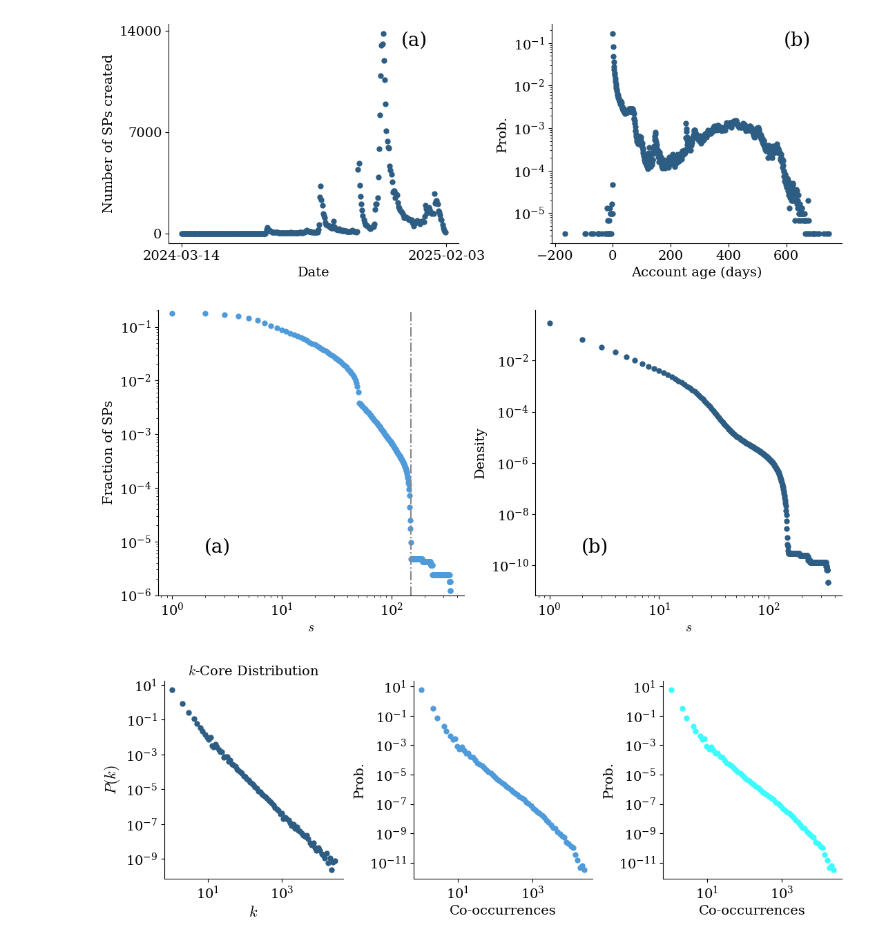
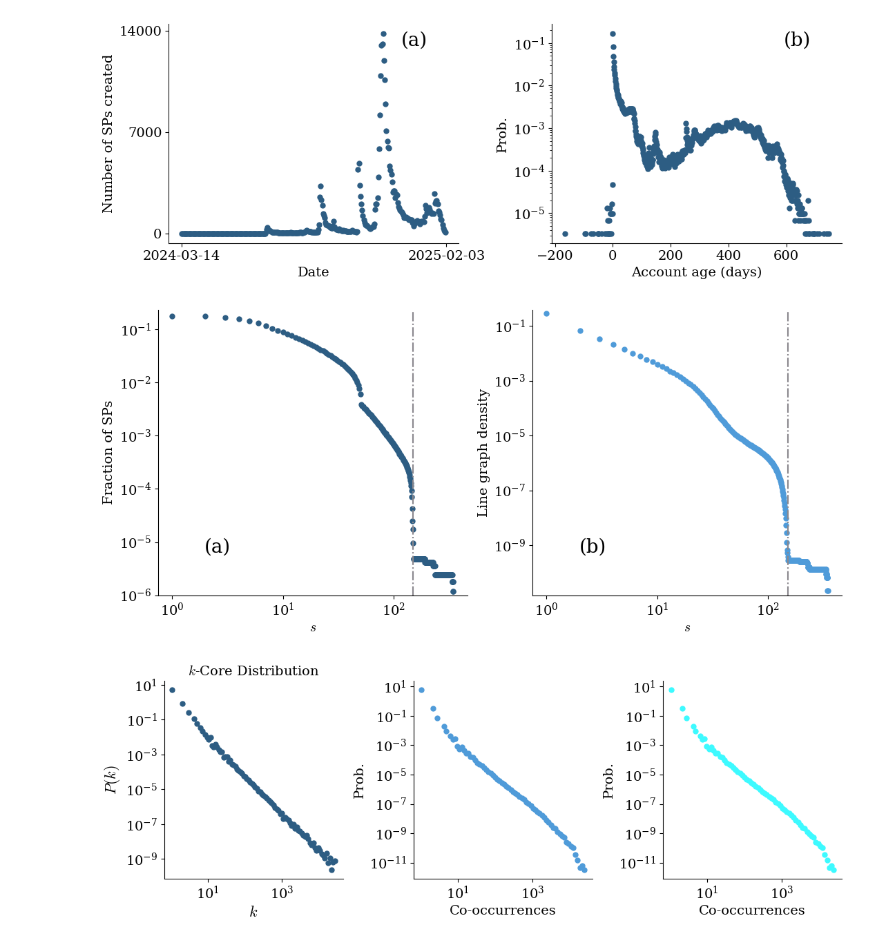
Before and after one commit to nwlandry/a-blue-start, a Jupyter notebook: plot_starterpack_stats.ipynb, the cells around one changed output. Saved outputs shown, nothing was run; the diff lists cells and outputs as text; code cells hidden in the pictures.

```diff
--- a/plot_starterpack_stats.ipynb
+++ b/plot_starterpack_stats.ipynb
@@ -176,43 +176,45 @@ plt.figure(figsize=(11, 5), dpi=100)
 plt.subplot(121)
 ax = plt.gca()
 plt.text(0.15, 0.15, "(a)", fontsize=20, transform=ax.transAxes)
 
 ymin = 1e-6
-ymax = max(df["nodes"] / num_nodes)*1.15
-plt.plot(df["s"], df["nodes"] / num_nodes, "o", color=colors[1], markersize=5)
+ymax = max(df["nodes"] / num_nodes)*1.3
+plt.plot(df["s"], df["nodes"] / num_nodes, "o", color=colors[0], markersize=5)
 plt.plot([150, 150], [ymin, ymax], "-.", label="Max. SP size", color=colors[4])
 
 plt.xlabel(r"$s$")
 plt.ylabel("Fraction of SPs")
 plt.yscale("log")
 plt.xscale("log")
+
+plt.minorticks_off()
 # plt.xticks(ticks=range(df["s"].min(), df["s"].max() + 1, 50))
 sns.despine()
 
 plt.ylim([ymin, ymax])
 
 plt.subplot(122)
 ax = plt.gca()
 plt.text(0.15, 0.15, "(b)", fontsize=20, transform=ax.transAxes)
 
 max_edges = (num_edges - 1) * num_edges / 2
-ymin = 1e-11
-ymax = max(df["edges"]/max_edges)*1.15
-plt.plot(df["s"], df["edges"]/max_edges, "o", color=colors[0], markersize=5)
-# plt.plot([150, 150], [0, 120], "-.", label="Max. SP size", color=colors[4])
+ymin = 1.5e-11
+ymax = max(df["edges"]/max_edges) * 1.3
+plt.plot(df["s"], df["edges"]/max_edges, "o", color=colors[1], markersize=5)
+plt.plot([150, 150], [ymin, ymax], "-.", label="Max. SP size", color=colors[4])
 
 plt.xlabel(r"$s$")
-plt.ylabel("Density")
+plt.ylabel("Line graph density")
 plt.yscale("log")
 plt.xscale("log")
-# plt.xticks(ticks=range(df["s"].min(), df["s"].max() + 1, 50))
+plt.minorticks_off()
 sns.despine()
-# plt.ylim([ymin, ymax])
+plt.ylim([ymin, ymax])
 
 plt.tight_layout()
 plt.savefig("figures/sline_graph_stats.pdf", dpi=1000)
 # %% [output]
-[figure, old version]
+[figure, new version]
 # %%
 cooccurrence_counts = np.loadtxt(
     "data/starterpack_pair_co-occurrence.csv.gz", dtype=int
```
Also changed, not shown: 1 other file.
